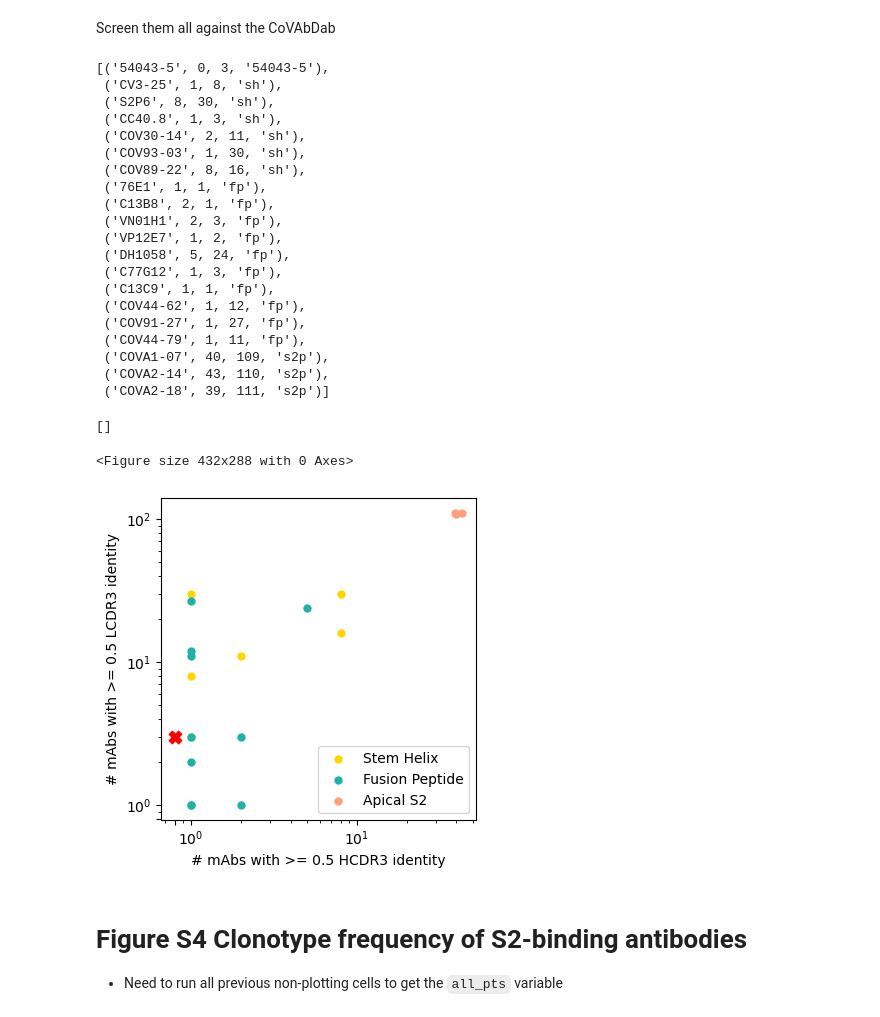
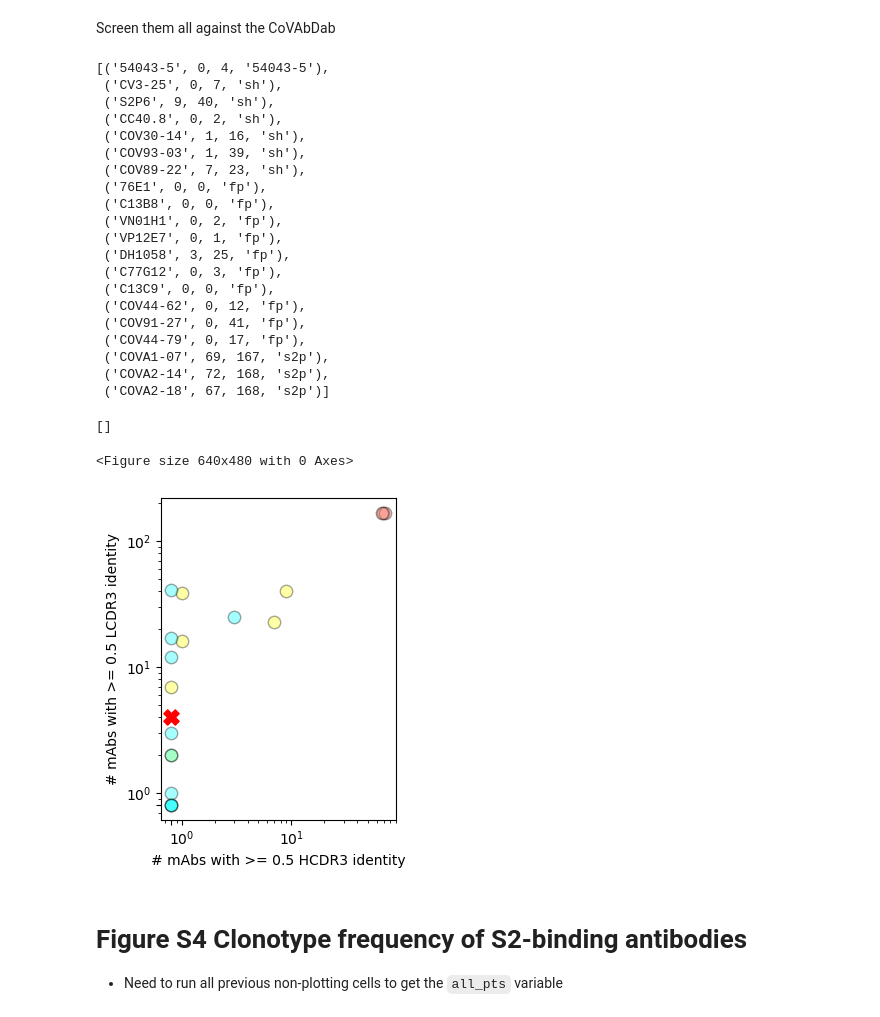
Before and after one commit to IGlab-VUMC/pan-betacov-S2-antibody, a Jupyter notebook: prep_paper_figures.ipynb, the cells around one changed output. Cells and saved outputs as stored; diff of their text form; code cells hidden in the pictures.

Commit message:
Updated for more recent covabdab data

```diff
--- a/prep_paper_figures.ipynb
+++ b/prep_paper_figures.ipynb
@@ -44,7 +43,8 @@ our_hcdr3 = "ARGFLGYCAGGSCFLNWLDP"
 our_lcdr3 = "HQYHNWLLT"
 
 # Prepare the reference database to search through (CoVAbDab
-covabdab_fname = "data/230221_covabdab_search_results.csv"
+# covabdab_fname = "data/230221_covabdab_search_results.csv"
+covabdab_fname = "data/240208_covabdab_search_results.csv"
 covdf = hf.prep_human_covabdab(covabdab_fname)
 
 # Search through it
@@ -135,7 +162,8 @@ for i, row in abs_to_screen_df.iterrows():
 
     pts, num_h_blue, num_l_blue, df = hf.get_similar_seq_feature_pts(hv=row['V_CALL.H'], lv=row['V_CALL.L'],
                                                              cdrh3=row['CDRH3'], cdrl3=row['CDRL3'],
-                                                             refdf=screen_against_df)
+                                                             refdf=screen_against_df,
+                                                             ref_name=row['MAB'])
 
     all_pts.append((row['MAB'], pts))
     all_blue_points.append((row['MAB'], num_h_blue, num_l_blue, row['CATEGORY']))
@@ -145,30 +173,31 @@ all_blue_points = [("54043-5", our_num_h_blue, our_num_l_blue, "54043-5")] + all
 
 all_blue_points  # Print out results
 # %% [output]
-[('54043-5', 0, 3, '54043-5'),
- ('CV3-25', 1, 8, 'sh'),
- ('S2P6', 8, 30, 'sh'),
- ('CC40.8', 1, 3, 'sh'),
- ('COV30-14', 2, 11, 'sh'),
- ('COV93-03', 1, 30, 'sh'),
- ('COV89-22', 8, 16, 'sh'),
- ('76E1', 1, 1, 'fp'),
- ('C13B8', 2, 1, 'fp'),
- ('VN01H1', 2, 3, 'fp'),
- ('VP12E7', 1, 2, 'fp'),
- ('DH1058', 5, 24, 'fp'),
- ('C77G12', 1, 3, 'fp'),
- ('C13C9', 1, 1, 'fp'),
- ('COV44-62', 1, 12, 'fp'),
- ('COV91-27', 1, 27, 'fp'),
- ('COV44-79', 1, 11, 'fp'),
- ('COVA1-07', 40, 109, 's2p'),
- ('COVA2-14', 43, 110, 's2p'),
- ('COVA2-18', 39, 111, 's2p')]
+[('54043-5', 0, 4, '54043-5'),
+ ('CV3-25', 0, 7, 'sh'),
+ ('S2P6', 9, 40, 'sh'),
+ ('CC40.8', 0, 2, 'sh'),
+ ('COV30-14', 1, 16, 'sh'),
+ ('COV93-03', 1, 39, 'sh'),
+ ('COV89-22', 7, 23, 'sh'),
+ ('76E1', 0, 0, 'fp'),
+ ('C13B8', 0, 0, 'fp'),
+ ('VN01H1', 0, 2, 'fp'),
+ ('VP12E7', 0, 1, 'fp'),
+ ('DH1058', 3, 25, 'fp'),
+ ('C77G12', 0, 3, 'fp'),
+ ('C13C9', 0, 0, 'fp'),
+ ('COV44-62', 0, 12, 'fp'),
+ ('COV91-27', 0, 41, 'fp'),
+ ('COV44-79', 0, 17, 'fp'),
+ ('COVA1-07', 69, 167, 's2p'),
+ ('COVA2-14', 72, 168, 's2p'),
+ ('COVA2-18', 67, 168, 's2p')]
 # %%
 # Define mapping of colors to antibody groups
-color_dict = {"sh": "gold", "ours": "red", "fp": "lightseagreen", "s2p": "lightsalmon"}
-legend_dict = {"sh": "Stem Helix", "ours": "54043-5", "fp": "Fusion Peptide", "s2p": "Apical S2"}
+# color_dict = {"sh": "gold", "ours": "red", "fp": "lightseagreen", "s2p": "lightsalmon"}
+color_dict = {"54043-5": "red", "sh": "yellow", "fp": "cyan", "s2p": "salmon"}
+legend_dict = {"sh": "Stem Helix", "54043-5": "54043-5", "fp": "Fusion Peptide", "s2p": "Apical S2"}
 
 # Set up plot format
 plt.clf()
@@ -176,43 +205,45 @@ plt.rcdefaults()
 
 fig, ax = plt.subplots()
 fig.set_size_inches((4, 4))
 
 plt.xlabel("# mAbs with >= 0.5 HCDR3 identity")
 plt.ylabel("# mAbs with >= 0.5 LCDR3 identity")
 
 # Do the actual plotting
 last_c = -1
-ours = True
 for ref_ab, num_h_blue, num_l_blue, c in all_blue_points:
     # For a log axis this is necessary
     if num_h_blue == 0:
         num_h_blue = .8
     if num_l_blue == 0:
         num_l_blue = 0.8
 
-    if ours:  # Make our marker different and bigger
-        ours = False
-        ax.scatter(.8, 3, color=color_dict["ours"], marker="X", s=80)
+    if ref_ab == "54043-5":  # Make our marker different and bigger
+        ax.scatter(num_h_blue, num_l_blue, color=color_dict[c], marker="X", s=120, label=legend_dict[c])
         continue
 
     if c != last_c:  # Avoid duplicates on legend
-        ax.scatter(num_h_blue, num_l_blue, color=color_dict[c], label=legend_dict[c], marker="o", linewidth=0)
+        ax.scatter(num_h_blue, num_l_blue, color=color_dict[c], label=legend_dict[c], marker="o", linewidth=1, alpha=alpha, s=80, edgecolor='k')
     else:
-        ax.scatter(num_h_blue, num_l_blue, color=color_dict[c], marker="o", linewidth=0)
+        ax.scatter(num_h_blue, num_l_blue, color=color_dict[c], marker="o", linewidth=1, alpha=alpha, s=80, edgecolor='k')
 
     last_c = c
 
-plt.legend(loc='lower right')
+# Code to place legend outside plot
+# plt.legend(bbox_to_anchor=(1.05, 1), loc='upper left')
 plt.xscale("log")
 plt.yscale("log")
-plt.tight_layout()
+plt.tight_layout(rect=[0, 0, 0.8, 1])  # Adjust layout to make space for the legend
+
 plt.xticks([.8, 1, 10, 100])
 plt.yticks([.8, 1, 10, 100])
+# plt.savefig("figs/fig4b.tif", dpi=450)
+plt.savefig("figs/fig4b_covabdab-240208_made-240607b.tif", dpi=450)
 plt.plot()
 # %% [output]
 []
-<Figure size 432x288 with 0 Axes>
+<Figure size 640x480 with 0 Axes>
-[figure, old version]
+[figure, new version]
 # %% [markdown]
 # Figure S4 Clonotype frequency of S2-binding antibodies
 - Need to run all previous non-plotting cells to get the `all_pts` variable
```
Also changed, not shown: parts of 19 cells of this notebook, 12 other files.
